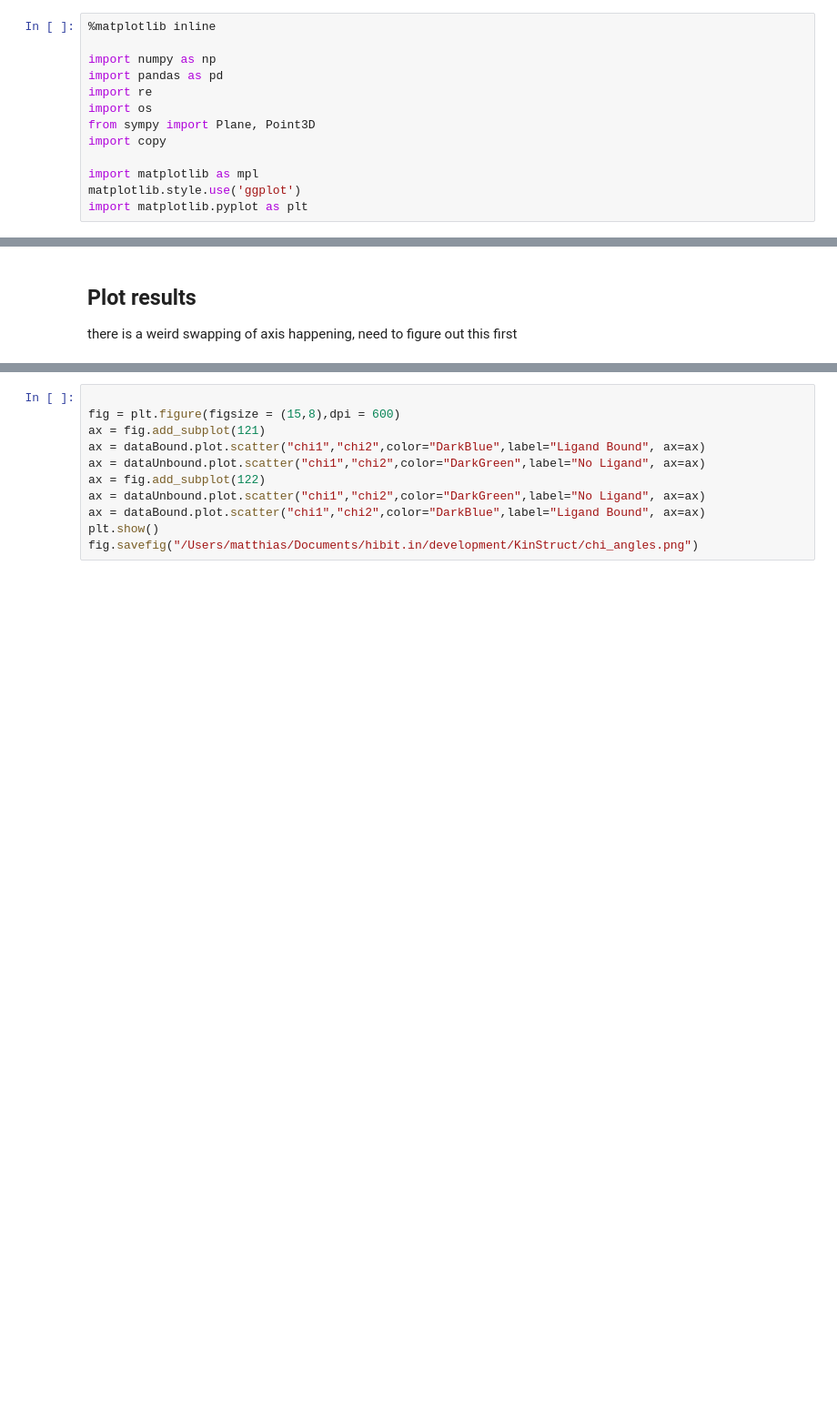
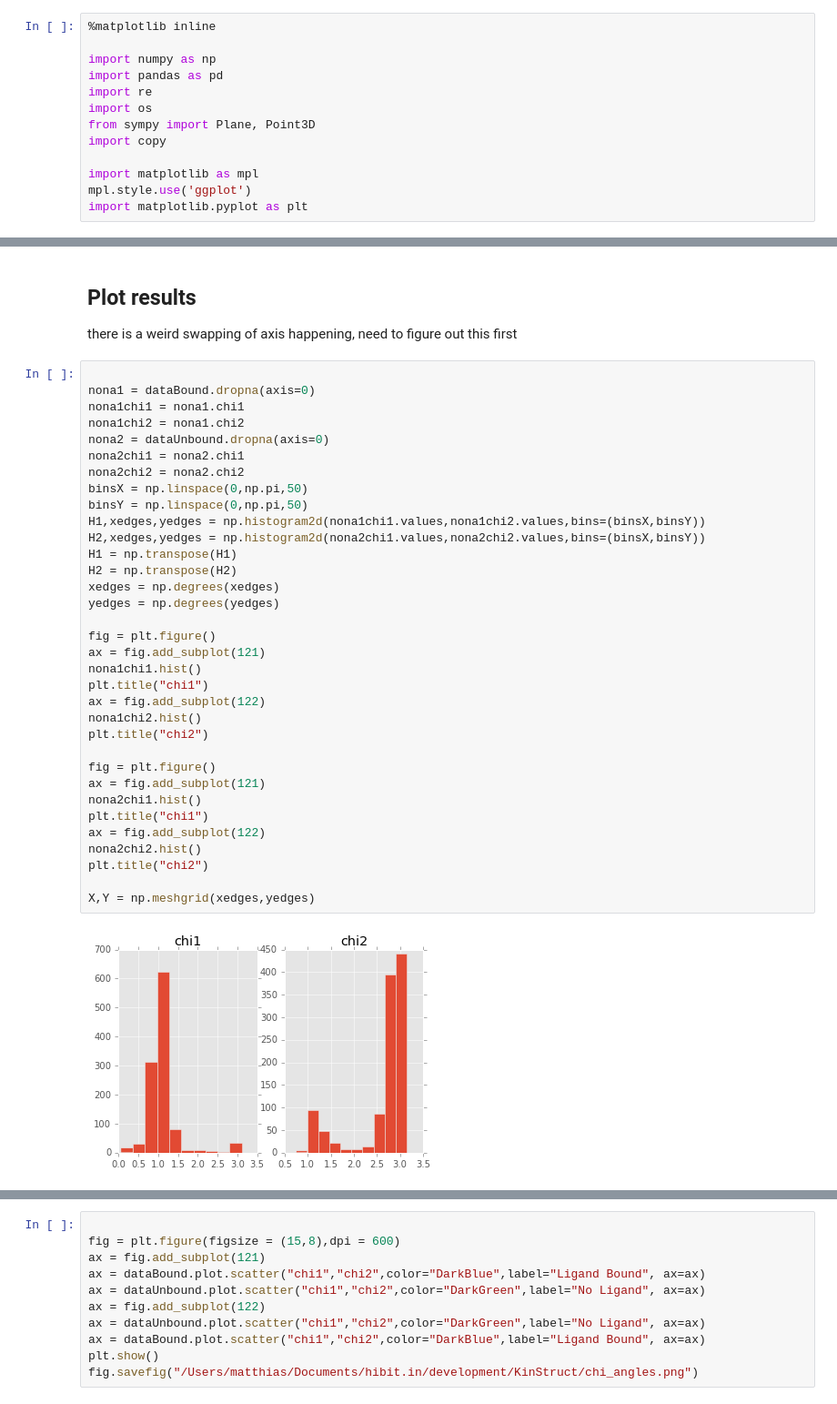
Before and after one commit to cardboard-king/KinStruct, a Jupyter notebook: scripting.ipynb, the cells around one changed output, grey strips where cells are left out. Shown at 91% size. Saved outputs shown, nothing was run; the diff lists cells and outputs as text; blank space fills up the shorter version.

Commit message:
new hist2d plots

```diff
--- a/scripting.ipynb
+++ b/scripting.ipynb
@@ -19,7 +19,7 @@ from sympy import Plane, Point3D
 import copy
 
 import matplotlib as mpl
-matplotlib.style.use('ggplot')
+mpl.style.use('ggplot')
 import matplotlib.pyplot as plt
 # %% [markdown]
 ### Dataclass
@@ -213,3 +213,39 @@ dataUnbound = dataUnbound.astype(np.float32)
 ## Plot results
 
 there is a weird swapping of axis happening, need to figure out this first
+# %%
+
+nona1 = dataBound.dropna(axis=0)
+nona1chi1 = nona1.chi1
+nona1chi2 = nona1.chi2
+nona2 = dataUnbound.dropna(axis=0)
+nona2chi1 = nona2.chi1
+nona2chi2 = nona2.chi2
+binsX = np.linspace(0,np.pi,50)
+binsY = np.linspace(0,np.pi,50)
+H1,xedges,yedges = np.histogram2d(nona1chi1.values,nona1chi2.values,bins=(binsX,binsY))
+H2,xedges,yedges = np.histogram2d(nona2chi1.values,nona2chi2.values,bins=(binsX,binsY))
+H1 = np.transpose(H1)
+H2 = np.transpose(H2)
+xedges = np.degrees(xedges)
+yedges = np.degrees(yedges)
+
+fig = plt.figure()
+ax = fig.add_subplot(121)
+nona1chi1.hist()
+plt.title("chi1")
+ax = fig.add_subplot(122)
+nona1chi2.hist()
+plt.title("chi2")
+
+fig = plt.figure()
+ax = fig.add_subplot(121)
+nona2chi1.hist()
+plt.title("chi1")
+ax = fig.add_subplot(122)
+nona2chi2.hist()
+plt.title("chi2")
+
+X,Y = np.meshgrid(xedges,yedges)
+# %% [output]
+[figure, added]
```
Also changed, not shown: parts of 2 cells of this notebook.
